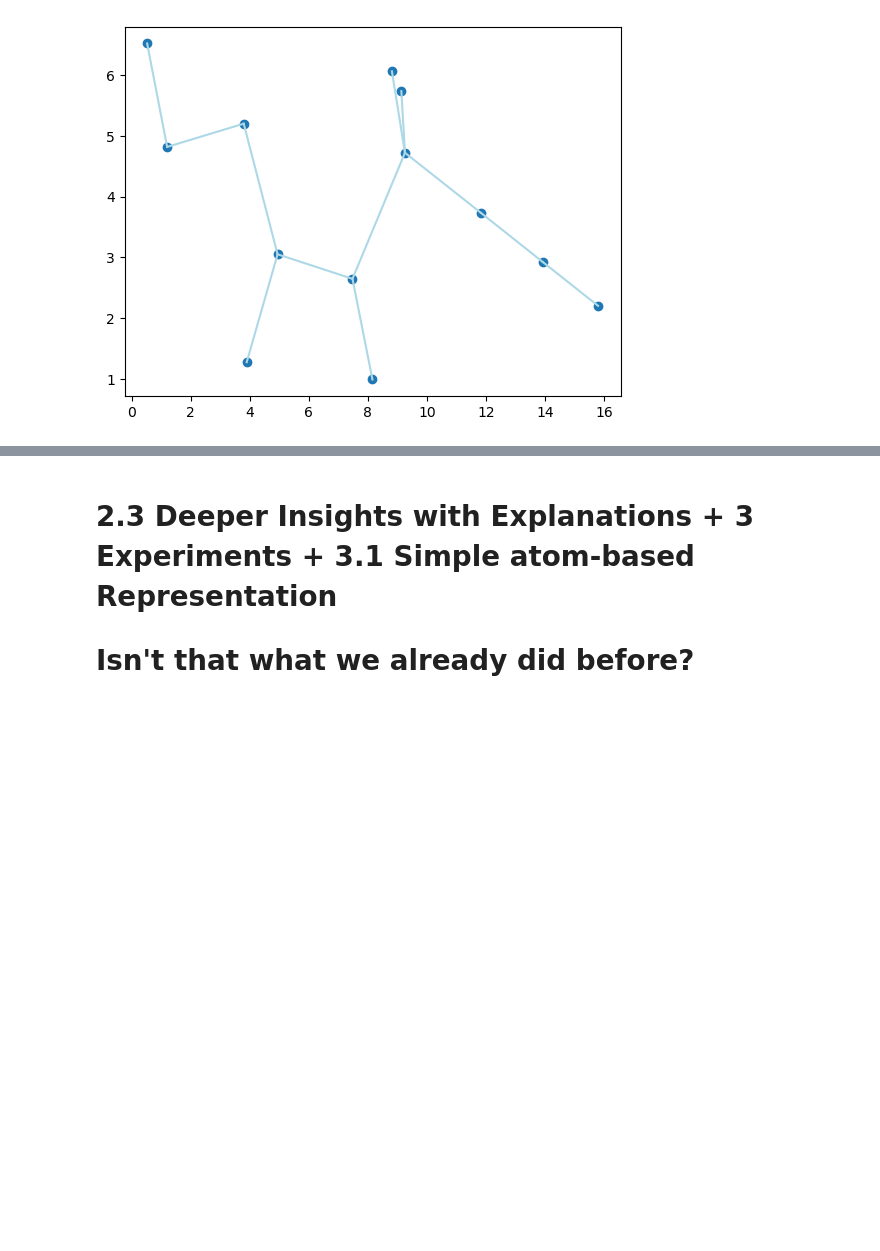
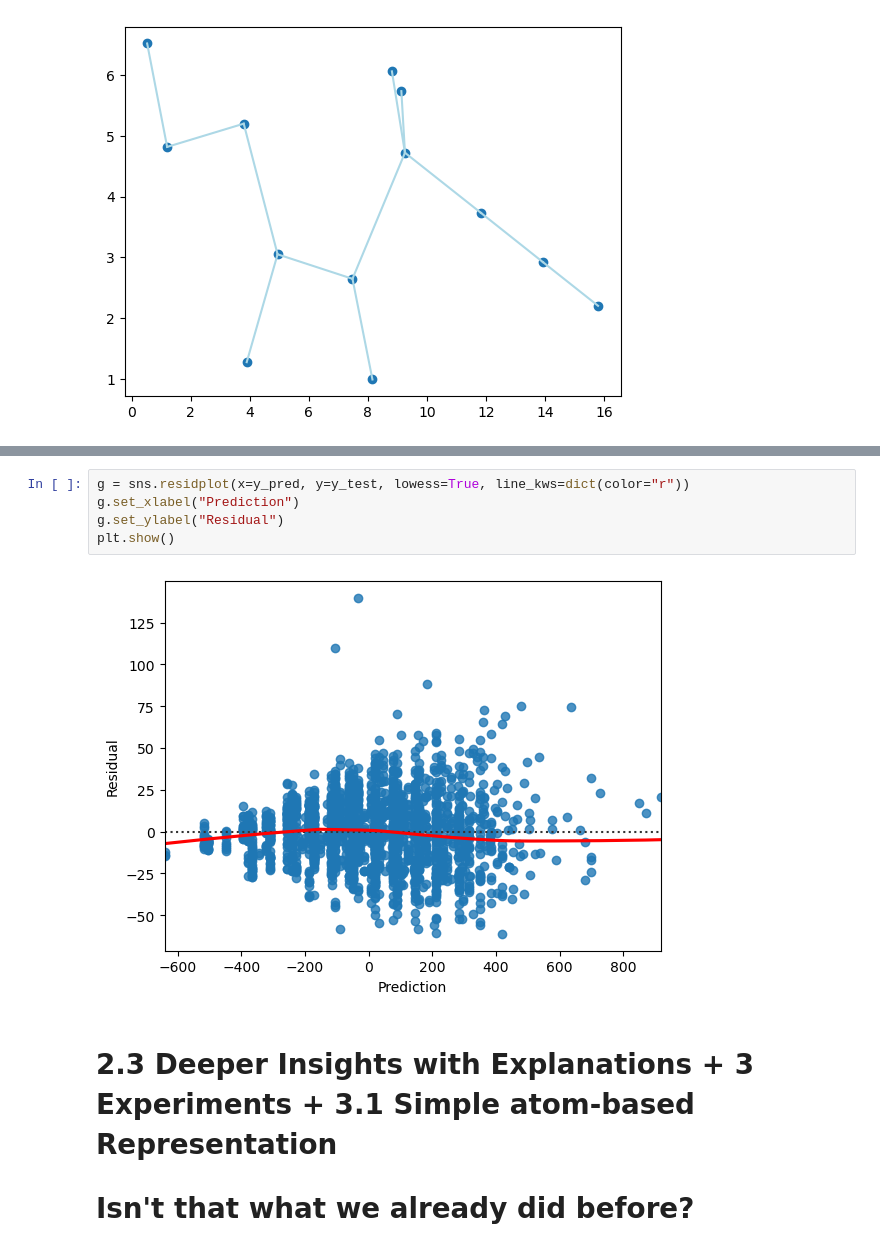
Before and after one commit to jascha-je/LabML4DS, a Jupyter notebook: p2/p2_jascha.ipynb, the cells around one changed output, grey strips where cells are left out. Drawn from its saved outputs; the diff is of its cells as text; blank space fills up the shorter version.

```diff
--- a/p2/p2_jascha.ipynb
+++ b/p2/p2_jascha.ipynb
@@ -270,3 +232,10 @@ mean_absolute_error(y_test, model.predict(X_test))
+# %%
+g = sns.residplot(x=y_pred, y=y_test, lowess=True, line_kws=dict(color="r"))
+g.set_xlabel("Prediction")
+g.set_ylabel("Residual")
+plt.show()
+# %% [output]
+[figure, added]
 # %% [markdown]
 # 2.3 Deeper Insights with Explanations + 3 Experiments + 3.1 Simple atom-based Representation
 # Isn't that what we already did before?
```
Also changed, not shown: parts of 25 cells of this notebook.
